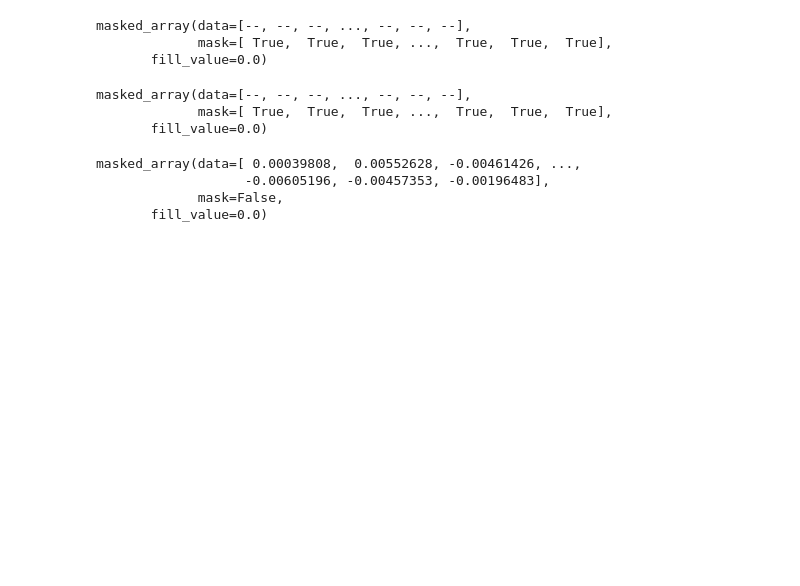
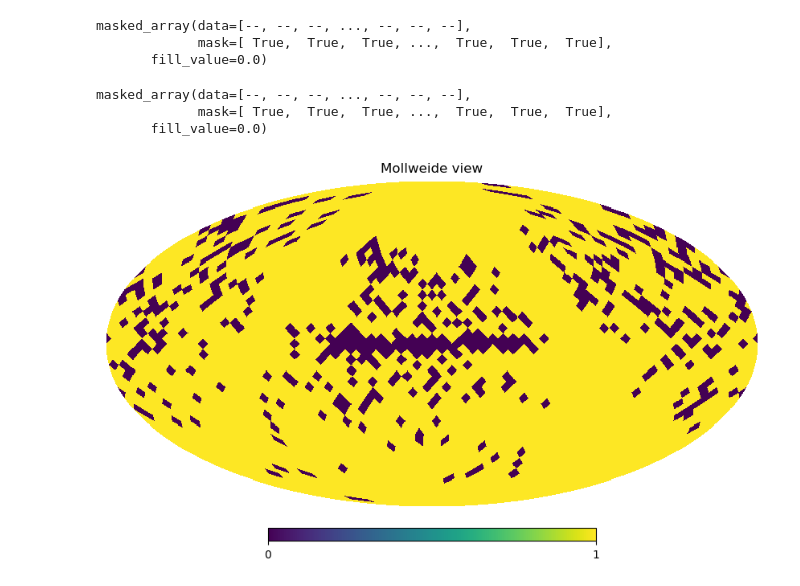
Before and after one commit to antolonappan/CMBxSN, a Jupyter notebook: SN_dist.ipynb, the cells around one changed output. Drawn from its saved outputs; the diff is of its cells as text; code cells hidden in the pictures; blank space fills up the shorter version.

```diff
--- a/SN_dist.ipynb
+++ b/SN_dist.ipynb
@@ -315,19 +315,10 @@ arri_mask
 masked_array(data=[--, --, --, ..., --, --, --],
              mask=[ True,  True,  True, ...,  True,  True,  True],
        fill_value=0.0)
-# %%
-arr_mask = hp.ma(arr,badval=0,copy=True)
-arr_mask
-arri_mask = hp.ma(arri,badval=0,copy=True)
-arri_mask
-arrs = hp.smoothing(arri,fwhm=np.radians(180./10.))
-arrs_mask = hp.ma(arrs,badval=0,copy=True)
-arrs_mask
-# %% [output]
-masked_array(data=[ 0.00039808,  0.00552628, -0.00461426, ...,
-                   -0.00605196, -0.00457353, -0.00196483],
-             mask=False,
-       fill_value=0.0)
+# %%
+hp.mollview(arri_mask.mask,nest=False)
+# %% [output]
+[figure, added]
 # %%
 hp.mollview(arri_mask, title="SN dist",nest=False,coord=["E","G"]) #(,norm='hist',xsize=20000)
 hp.graticule()
```
Also changed, not shown: parts of 18 cells of this notebook, 3 other files.
